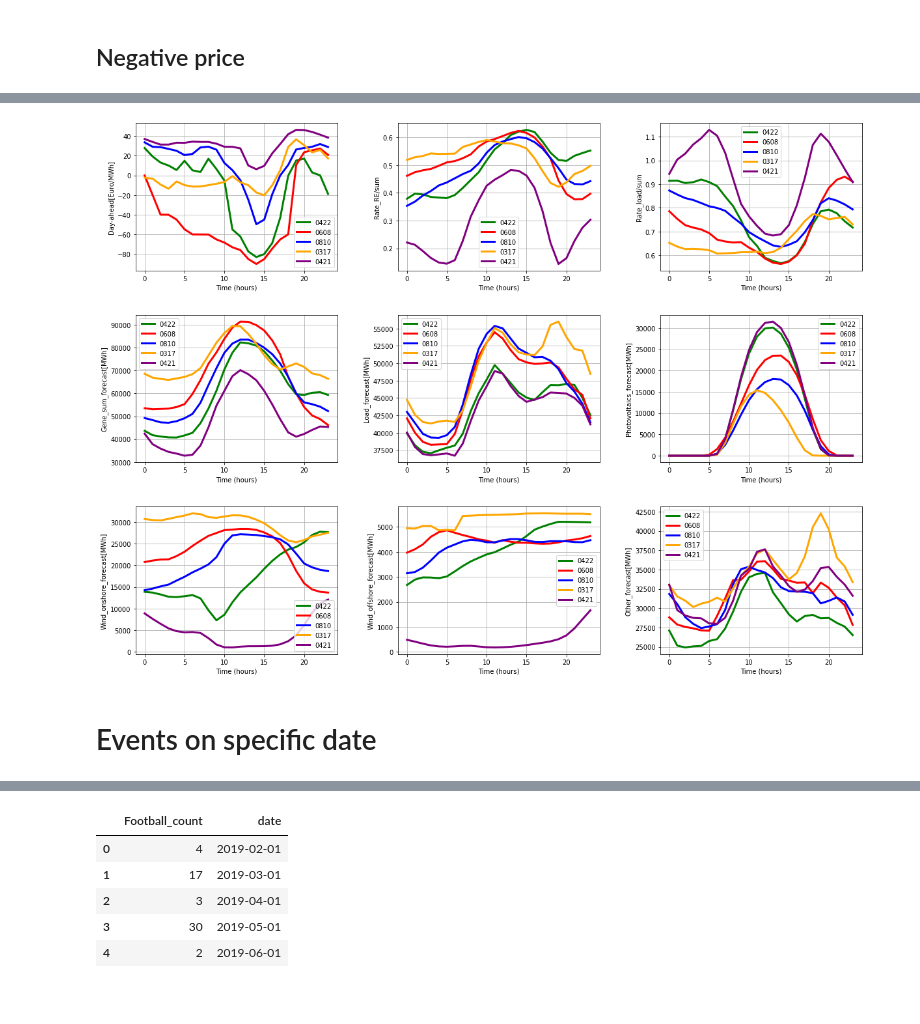
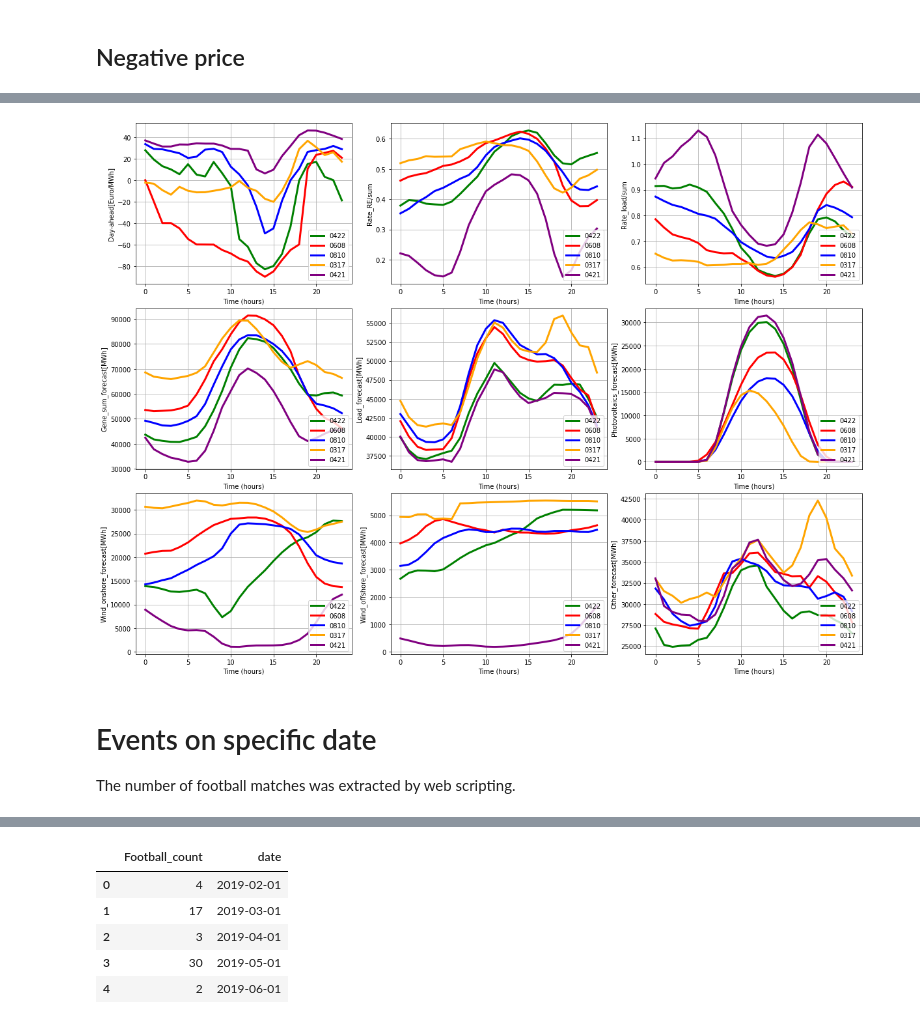
Before and after one commit to Shinji1992/Source-code, a Jupyter notebook: Data_analysis.ipynb, the cells around one changed output, grey strips where cells are left out. Drawn from its saved outputs; the diff is of its cells as text; code cells hidden in the pictures.

```diff
--- a/Data_analysis.ipynb
+++ b/Data_analysis.ipynb
@@ -373,18 +293,0 @@ def comparision_data1(target,figsize_h,figsize_v,
-# %%
-# Defines the worst date with the previous and next days
-time_2019_0607 = d_19[(d_19['Date'] == '2019-06-07')]
-time_2019_0608 = d_19[(d_19['Date'] == '2019-06-08')]
-time_2019_0609 = d_19[(d_19['Date'] == '2019-06-09')]
-
-time_2019_0421 = d_19[(d_19['Date'] == '2019-04-21')]
-time_2019_0422 = d_19[(d_19['Date'] == '2019-04-22')]
-time_2019_0423 = d_19[(d_19['Date'] == '2019-04-23')]
-
-time_2019_0808 = d_19[(d_19['Date'] == '2019-08-08')]
-time_2019_0810 = d_19[(d_19['Date'] == '2019-08-10')]
-time_2019_0811 = d_19[(d_19['Date'] == '2019-08-11')]
-time_2019_0812 = d_19[(d_19['Date'] == '2019-08-12')]
-
-time_2019_0316 = d_19[(d_19['Date'] == '2019-03-16')]
-time_2019_0317 = d_19[(d_19['Date'] == '2019-03-17')]
-time_2019_0318 = d_19[(d_19['Date'] == '2019-03-18')]
@@ -391,9 +296,3 @@ time_2019_0318 = d_19[(d_19['Date'] == '2019-03-18')]
 # %%
 forecast_list = list(['Day-ahead[Euro/MWh]', 'Rate_RE/sum', 'Rate_load/sum','Gene_sum_forecast[MWh]','Load_forecast[MWh]',
                       'Photovoltaics_forecast[MWh]','Wind_onshore_forecast[MWh]', 'Wind_offshore_forecast[MWh]', 'Other_forecast[MWh]'])
-# %%
-for i in forecast_list:
-    comparision_data1(i,26,5, time_2019_0607, '0607', time_2019_0608, '0608', time_2019_0609, '0609',
-                      time_2019_0421, '0421', time_2019_0422, '0422', time_2019_0423, '0423',
-                      time_2019_0808, '0808', time_2019_0810, '0810', time_2019_0811, '0811', time_2019_0812, '0812',
-                      time_2019_0316, '0316', time_2019_0317, '0317', time_2019_0318, '0318')
@@ -411,20 +299,22 @@ for i in forecast_list:
 # %%
+# Creates diagrams with other forecast features.
 fig = plt.figure(figsize=(20,15))
-plt.subplots_adjust(wspace=0.3, hspace=0.3)
+plt.subplots_adjust(wspace=0.18, hspace=0.15)
 for idx,i in enumerate(forecast_list):
     ax = fig.add_subplot(3, 3,idx+1)
     ax.plot(time_2019_0422['Time (hours)'],time_2019_0422[i], color='green',  linestyle='solid', linewidth = 3.0, label='0422')
     ax.plot(time_2019_0608['Time (hours)'],time_2019_0608[i], color='red',  linestyle='solid', linewidth = 3.0, label='0608')
     ax.plot(time_2019_0810['Time (hours)'],time_2019_0810[i], color='blue',  linestyle='solid', linewidth = 3.0, label='0810')
     ax.plot(time_2019_0317['Time (hours)'],time_2019_0317[i], color='orange',  linestyle='solid', linewidth = 3.0, label='0317')
     ax.plot(time_2019_0421['Time (hours)'],time_2019_0421[i], color='purple',  linestyle='solid', linewidth = 3.0, label='0421')
-    ax.legend()
+    ax.legend(loc='lower right')
     ax.set_xlabel('Time (hours)')
     ax.set_ylabel(i)
     ax.grid(True)
     fig.show()
     fig.show()
 # %% [output]
-[figure, old version]
+[figure, new version]
 # %% [markdown]
 # Events on specific date
+The number of football matches was extracted by web scripting.
```
Also changed, not shown: parts of 44 cells of this notebook.
